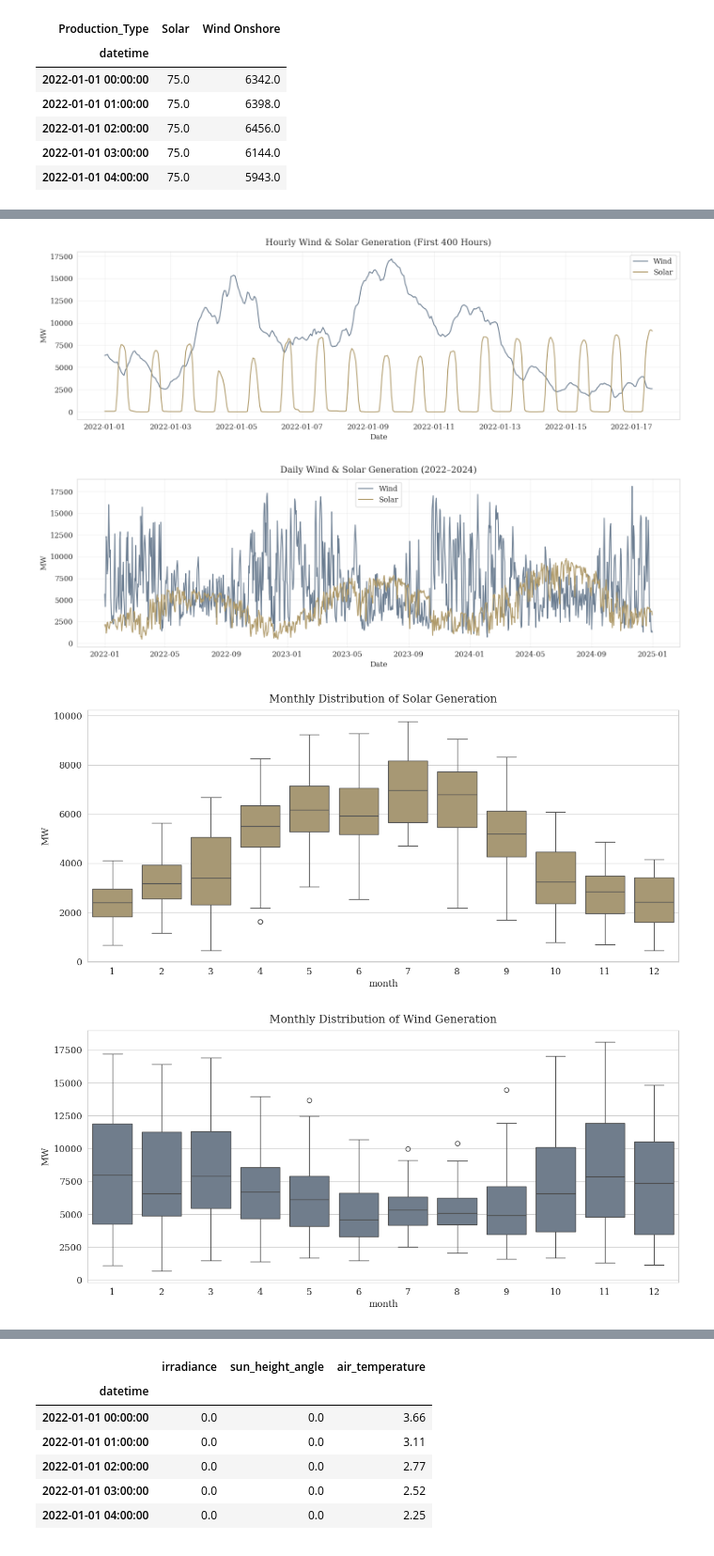
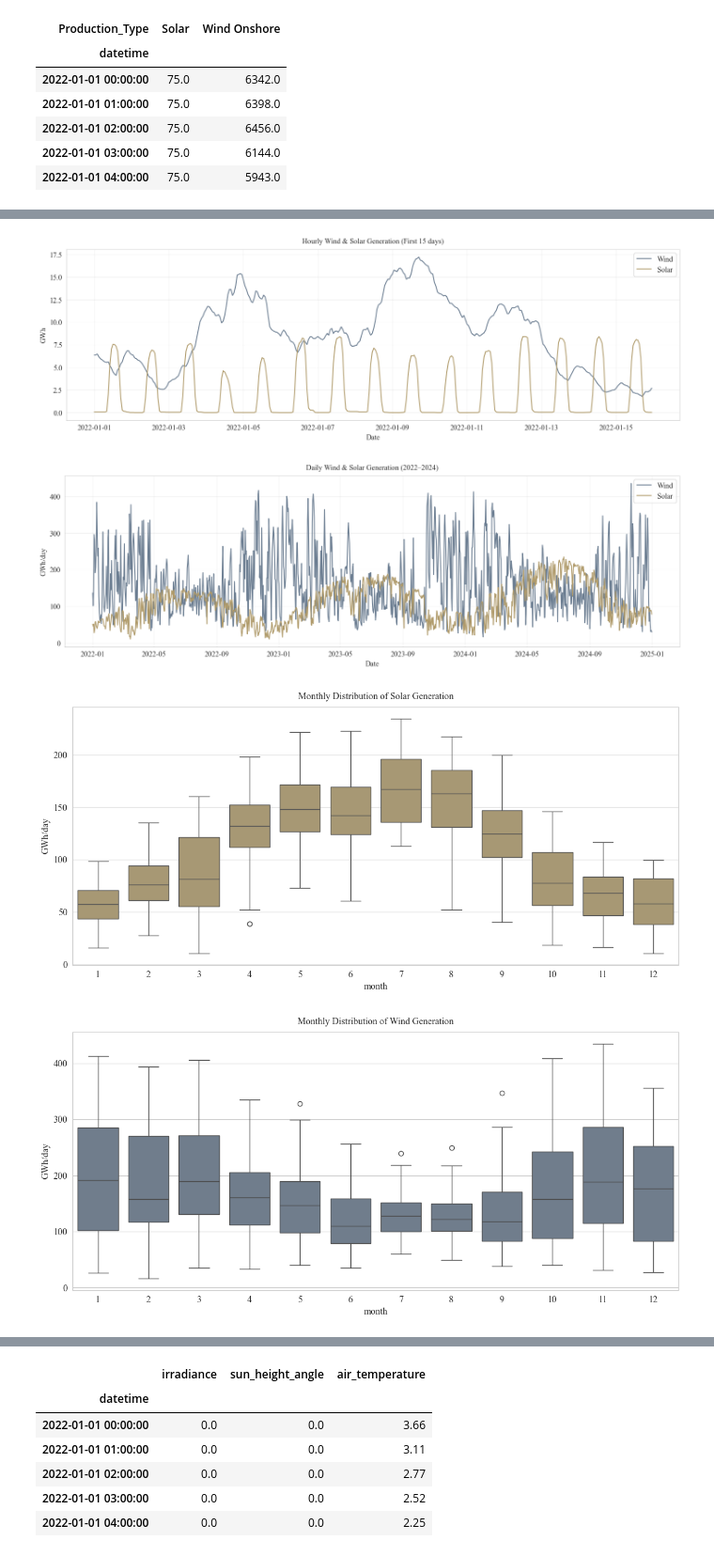
Before and after one commit to sdcastanedaa-max/2025-26-Data-driven, a Jupyter notebook: EDA/EDA_PV_Wind.ipynb, the cells around one changed output, grey strips where cells are left out. Shown at 94% size. Drawn from its saved outputs; the diff is of its cells as text; code cells hidden in the pictures.

Commit message:
EDA PV Wind now shows GWh and the font in plots is Times New Roman with height 12

```diff
--- a/EDA/EDA_PV_Wind.ipynb
+++ b/EDA/EDA_PV_Wind.ipynb
@@ -9,8 +9,19 @@ import os
 plt.rcParams.update({
     "figure.facecolor": "white",
     "axes.facecolor": "white",
+
+    # Force Times New Roman everywhere
     "font.family": "serif",
+    "font.serif": ["Times New Roman"],
+
+    # Uniform font sizes
     "font.size": 12,
+    "axes.titlesize": 12,
+    "axes.labelsize": 12,
+    "xtick.labelsize": 12,
+    "ytick.labelsize": 12,
+    "legend.fontsize": 12,
+
     "axes.titlepad": 10,
 })
 
@@ -93,7 +104,10 @@ df_wide = df_wide.replace(0, np.nan)
 df_wide = df_wide.interpolate(method="time", limit=6)
 df_wide = df_wide.ffill().bfill()
 
-df_wide.head()
+# Convert hourly MW (power) to hourly GWh (energy per hour)
+df_wide_gwh = df_wide / 1000.0
+
+df_wide_gwh.head()
 # %% [output]
 | Production_Type | Solar | Wind Onshore |
 | datetime |  |  |
@@ -118,6 +132,6 @@ df_wide.head()
 # %%
-daily = df_wide.resample("D").mean()
-monthly = df_wide.resample("M").mean()
+daily = df_wide_gwh.resample("D").sum()
+monthly = df_wide_gwh.resample("ME").sum()
 
 daily.head(), monthly.head()
 # %% [output]
@@ -138,9 +152,9 @@ daily.head(), monthly.head()
 # %%
 plt.figure(figsize=(15,5))
-plt.plot(df_wide.index[:400], df_wide["Wind Onshore"][:400], label="Wind")
-plt.plot(df_wide.index[:400], df_wide["Solar"][:400], label="Solar")
-plt.title("Hourly Wind & Solar Generation (First 400 Hours)")
-plt.ylabel("MW")
+plt.plot(df_wide_gwh.index[:360], df_wide_gwh["Wind Onshore"][:360], label="Wind")
+plt.plot(df_wide_gwh.index[:360], df_wide_gwh["Solar"][:360], label="Solar")
+plt.title("Hourly Wind & Solar Generation (First 15 days)")
+plt.ylabel("GWh")
 plt.xlabel("Date")
 plt.legend()
 plt.grid(alpha=0.3)
@@ -148,13 +162,13 @@ plt.tight_layout()
 plt.savefig("plots_pv_wind/hourly_sample.png", dpi=300)
 plt.show()
 # %% [output]
-[figure, old version]
+[figure, new version]
 # %%
 plt.figure(figsize=(15,5))
 plt.plot(daily.index, daily["Wind Onshore"], label="Wind")
 plt.plot(daily.index, daily["Solar"], label="Solar")
 plt.title("Daily Wind & Solar Generation (2022–2024)")
-plt.ylabel("MW")
+plt.ylabel("GWh/day")
 plt.xlabel("Date")
 plt.legend()
 plt.grid(alpha=0.3)
@@ -162,24 +176,24 @@ plt.tight_layout()
 plt.savefig("plots_pv_wind/daily.png", dpi=300)
 plt.show()
 # %% [output]
-[figure, old version]
+[figure, new version]
 # %%
 daily["month"] = daily.index.month
 
 plt.figure(figsize=(14,6))
 sns.boxplot(data=daily, x="month", y="Solar", color=palette["solar"])
 plt.title("Monthly Distribution of Solar Generation")
-plt.ylabel("MW")
+plt.ylabel("GWh/day")
 plt.savefig("plots_pv_wind/solar_monthly_box.png", dpi=300)
 plt.show()
 
 plt.figure(figsize=(14,6))
 sns.boxplot(data=daily, x="month", y="Wind Onshore", color=palette["wind"])
 plt.title("Monthly Distribution of Wind Generation")
-plt.ylabel("MW")
+plt.ylabel("GWh/day")
 plt.savefig("plots_pv_wind/wind_monthly_box.png", dpi=300)
 plt.show()
 # %% [output]
-[figure, old version]
+[figure, new version]
-[figure, old version]
+[figure, new version]
 # %%
```
Also changed, not shown: parts of 11 cells of this notebook, 12 other files.
